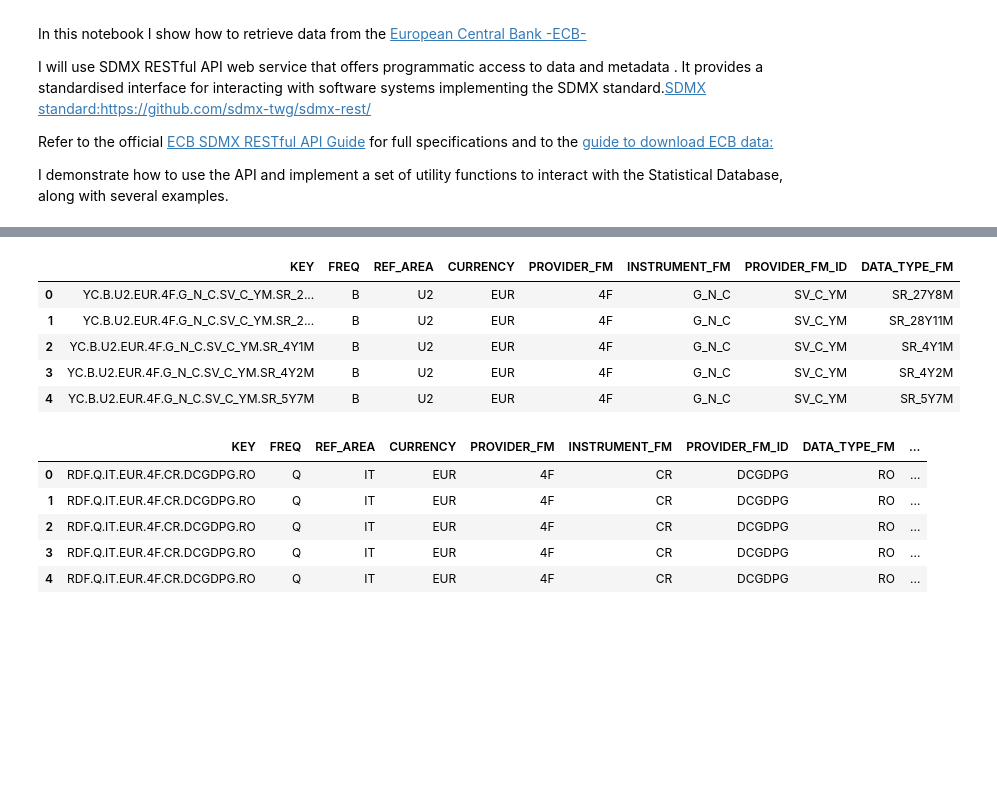
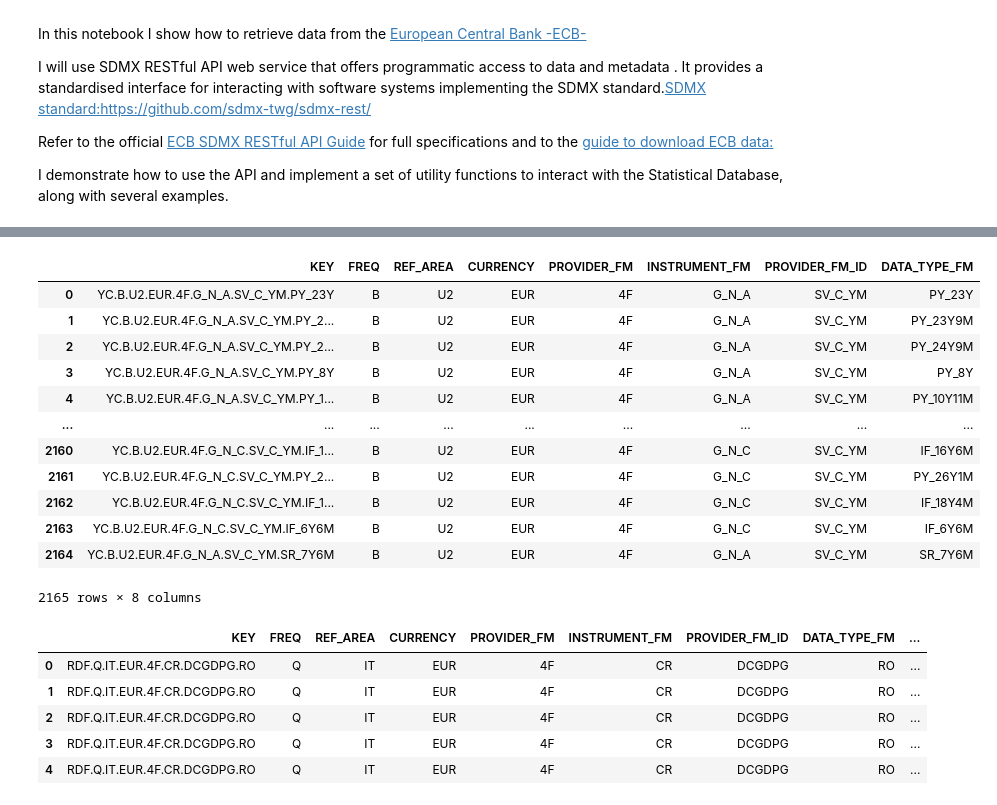
Before and after one commit to GMISSAGLIA/GM_PyLab, a Jupyter notebook: Download_Economic_Data_Part3_ECB.ipynb, the cells around one changed output, grey strips where cells are left out. Drawn from its saved outputs; the diff is of its cells as text; code cells hidden in the pictures; blank space fills up the shorter version.

```diff
--- a/Download_Economic_Data_Part3_ECB.ipynb
+++ b/Download_Economic_Data_Part3_ECB.ipynb
@@ -158,24 +161,38 @@ display(data)
     {'id': 'OBS_COM', 'name': 'Observation comment', 'values': []}]}}}
 # %%
 flow = "YC"  # e.g., yield curve dataset
-params = {"detail": "serieskeysonly", "format": "csvdata"}  # keys only, SDMX-CSV
+"""
+ The detail parameter is supported and it could be:
+ - detail="full" (default) returns data + attributes (metadata)
+ - detail="dataonly" returns only the data (no additional metadata)
+ - detail="serieskeysonly" returns only the list of series keys / “tickers”, without the observations (i.e. without time-series values)
+"""
+#params = {"detail": "full", "format": "csvdata"}
+#params = {"detail": "dataoly", "format": "csvdata"}
+params = {"detail": "serieskeysonly", "format": "csvdata"}
+
 r = requests.get(f"https://data-api.ecb.europa.eu/service/data/{flow}",
                  params=params, timeout=600)
 r.raise_for_status()
-with open(f"{flow}_serieskeys.csv","wb") as f:
+with open(f"{flow}_series.csv","wb") as f:
     f.write(r.content)  # open in pandas later
-
 # Quick read
-import pandas as pd
-keys = pd.read_csv(f"{flow}_serieskeys.csv")
-keys.head()
+df = pd.read_csv(f"{flow}_series.csv")
+df
 # %% [output]
 |  | KEY | FREQ | REF_AREA | CURRENCY | PROVIDER_FM | INSTRUMENT_FM | PROVIDER_FM_ID | DATA_TYPE_FM |
-| 0 | YC.B.U2.EUR.4F.G_N_C.SV_C_YM.SR_2... | B | U2 | EUR | 4F | G_N_C | SV_C_YM | SR_27Y8M |
-| 1 | YC.B.U2.EUR.4F.G_N_C.SV_C_YM.SR_2... | B | U2 | EUR | 4F | G_N_C | SV_C_YM | SR_28Y11M |
-| 2 | YC.B.U2.EUR.4F.G_N_C.SV_C_YM.SR_4Y1M | B | U2 | EUR | 4F | G_N_C | SV_C_YM | SR_4Y1M |
-| 3 | YC.B.U2.EUR.4F.G_N_C.SV_C_YM.SR_4Y2M | B | U2 | EUR | 4F | G_N_C | SV_C_YM | SR_4Y2M |
-| 4 | YC.B.U2.EUR.4F.G_N_C.SV_C_YM.SR_5Y7M | B | U2 | EUR | 4F | G_N_C | SV_C_YM | SR_5Y7M |
+| 0 | YC.B.U2.EUR.4F.G_N_A.SV_C_YM.PY_23Y | B | U2 | EUR | 4F | G_N_A | SV_C_YM | PY_23Y |
+| 1 | YC.B.U2.EUR.4F.G_N_A.SV_C_YM.PY_2... | B | U2 | EUR | 4F | G_N_A | SV_C_YM | PY_23Y9M |
+| 2 | YC.B.U2.EUR.4F.G_N_A.SV_C_YM.PY_2... | B | U2 | EUR | 4F | G_N_A | SV_C_YM | PY_24Y9M |
+| 3 | YC.B.U2.EUR.4F.G_N_A.SV_C_YM.PY_8Y | B | U2 | EUR | 4F | G_N_A | SV_C_YM | PY_8Y |
+| 4 | YC.B.U2.EUR.4F.G_N_A.SV_C_YM.PY_1... | B | U2 | EUR | 4F | G_N_A | SV_C_YM | PY_10Y11M |
+| ... | ... | ... | ... | ... | ... | ... | ... | ... |
+| 2160 | YC.B.U2.EUR.4F.G_N_C.SV_C_YM.IF_1... | B | U2 | EUR | 4F | G_N_C | SV_C_YM | IF_16Y6M |
+| 2161 | YC.B.U2.EUR.4F.G_N_C.SV_C_YM.PY_2... | B | U2 | EUR | 4F | G_N_C | SV_C_YM | PY_26Y1M |
+| 2162 | YC.B.U2.EUR.4F.G_N_C.SV_C_YM.IF_1... | B | U2 | EUR | 4F | G_N_C | SV_C_YM | IF_18Y4M |
+| 2163 | YC.B.U2.EUR.4F.G_N_C.SV_C_YM.IF_6Y6M | B | U2 | EUR | 4F | G_N_C | SV_C_YM | IF_6Y6M |
+| 2164 | YC.B.U2.EUR.4F.G_N_A.SV_C_YM.SR_7Y6M | B | U2 | EUR | 4F | G_N_A | SV_C_YM | SR_7Y6M |
+2165 rows × 8 columns
 # %%
 # Step 2: Requesting a single series from the ECB Data API
 # This function wraps the raw request logic into something reusable,
```
Also changed, not shown: parts of 16 cells of this notebook.
